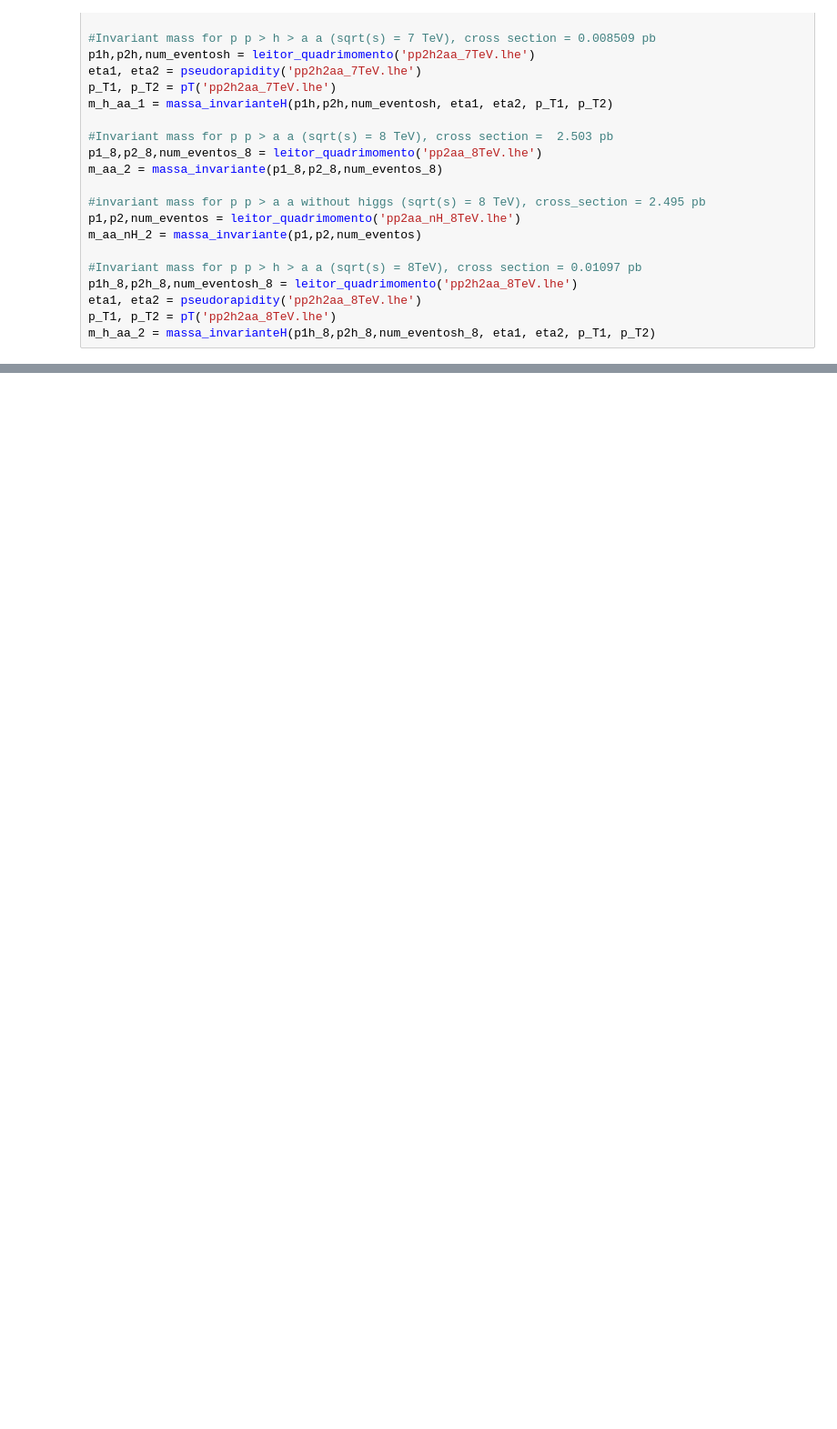
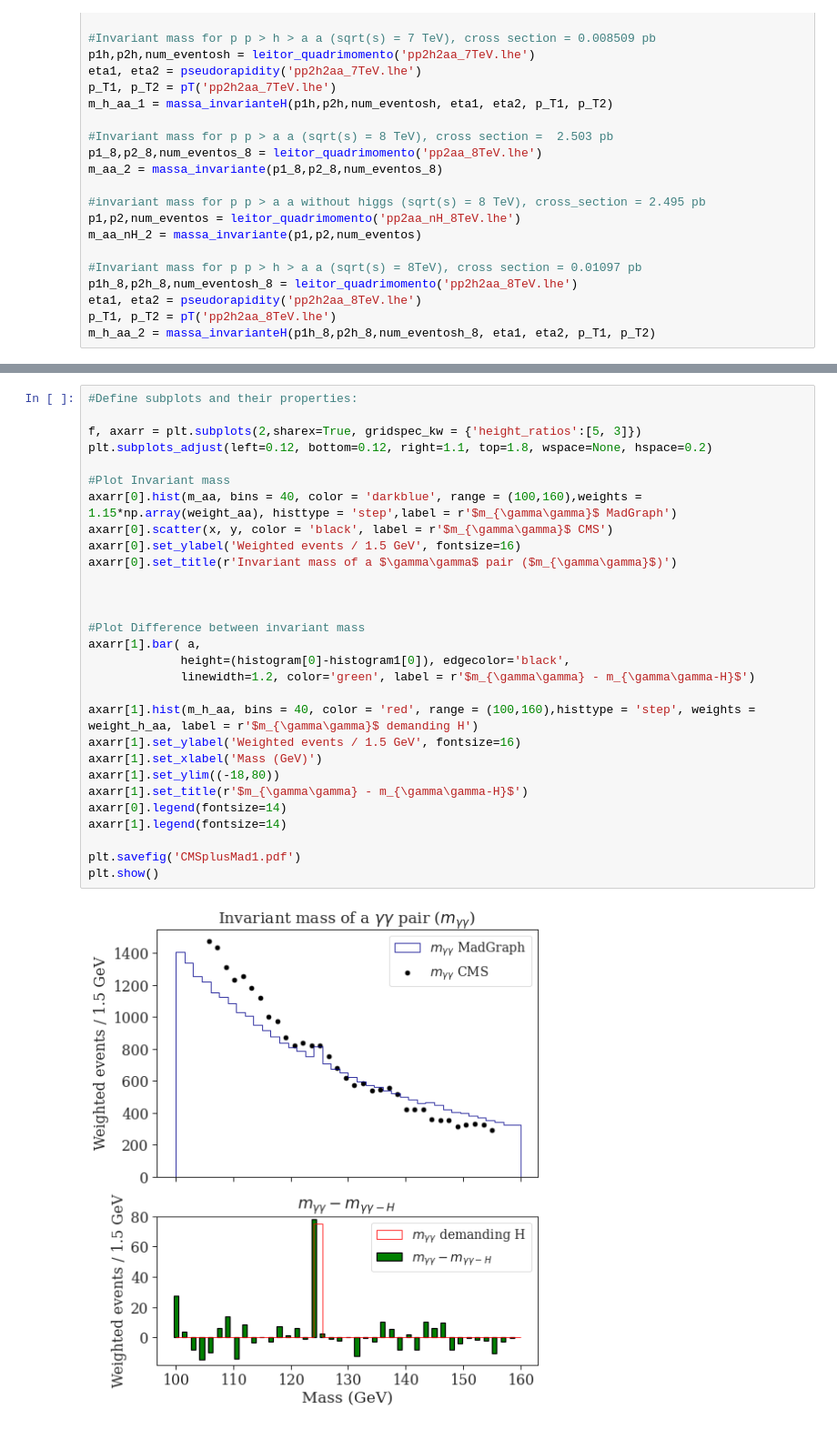
Before and after one commit to viniciusrocca/simulationsSM, a Jupyter notebook: pp2h2aa/Results_reproduction.ipynb, the cells around one changed output, grey strips where cells are left out. Shown at 91% size. Drawn from its saved outputs; the diff is of its cells as text; blank space fills up the shorter version.

```diff
--- a/pp2h2aa/Results_reproduction.ipynb
+++ b/pp2h2aa/Results_reproduction.ipynb
@@ -228,0 +258,31 @@ plt.show()
+# %%
+#Define subplots and their properties:
+
+f, axarr = plt.subplots(2,sharex=True, gridspec_kw = {'height_ratios':[5, 3]})
+plt.subplots_adjust(left=0.12, bottom=0.12, right=1.1, top=1.8, wspace=None, hspace=0.2)
+
+#Plot Invariant mass
+axarr[0].hist(m_aa, bins = 40, color = 'darkblue', range = (100,160),weights = 1.15*np.array(weight_aa), histtype = 'step',label = r'$m_{\gamma\gamma}$ MadGraph')
+axarr[0].scatter(x, y, color = 'black', label = r'$m_{\gamma\gamma}$ CMS')
+axarr[0].set_ylabel('Weighted events / 1.5 GeV', fontsize=16)
+axarr[0].set_title(r'Invariant mass of a $\gamma\gamma$ pair ($m_{\gamma\gamma}$)')
+
+
+
+#Plot Difference between invariant mass
+axarr[1].bar( a,
+             height=(histogram[0]-histogram1[0]), edgecolor='black',
+             linewidth=1.2, color='green', label = r'$m_{\gamma\gamma} - m_{\gamma\gamma-H}$')
+
+axarr[1].hist(m_h_aa, bins = 40, color = 'red', range = (100,160),histtype = 'step', weights = weight_h_aa, label = r'$m_{\gamma\gamma}$ demanding H')
+axarr[1].set_ylabel('Weighted events / 1.5 GeV', fontsize=16)
+axarr[1].set_xlabel('Mass (GeV)')
+axarr[1].set_ylim((-18,80))
+axarr[1].set_title(r'$m_{\gamma\gamma} - m_{\gamma\gamma-H}$')
+axarr[0].legend(fontsize=14)
+axarr[1].legend(fontsize=14)
+
+plt.savefig('CMSplusMad1.pdf')
+plt.show()
+# %% [output]
+[figure, added]
```
Also changed, not shown: parts of 8 cells of this notebook.
